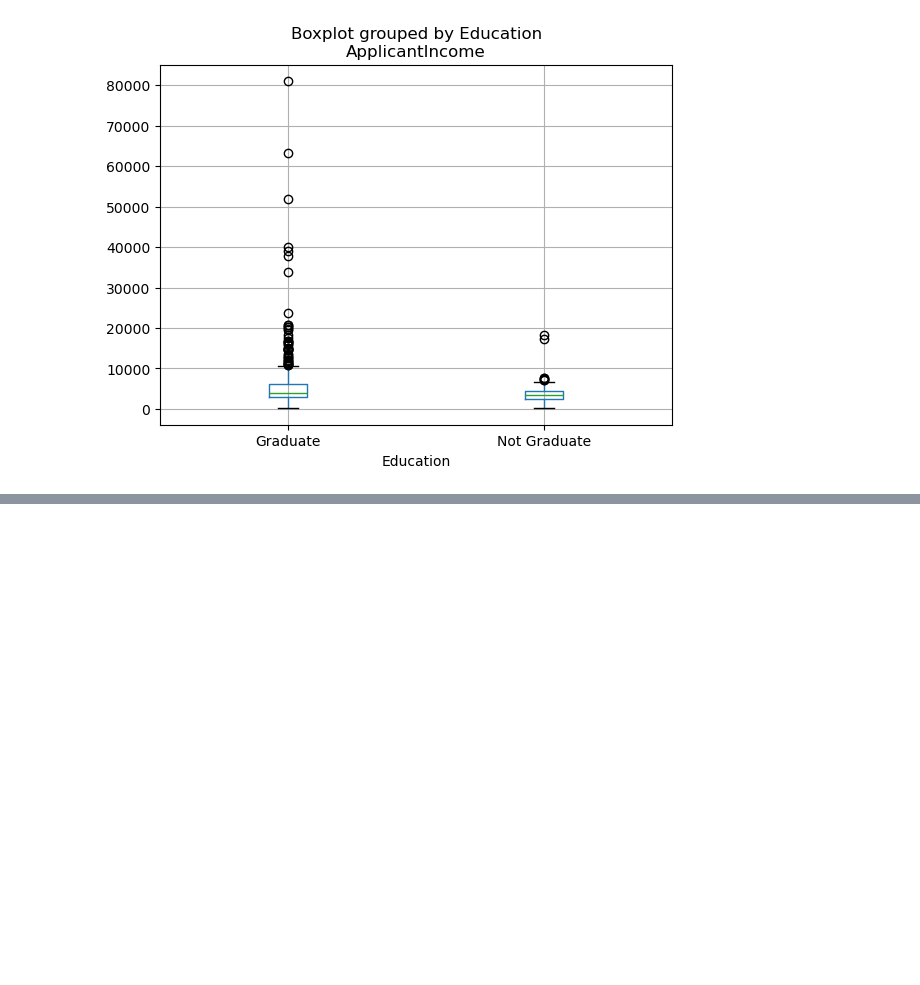
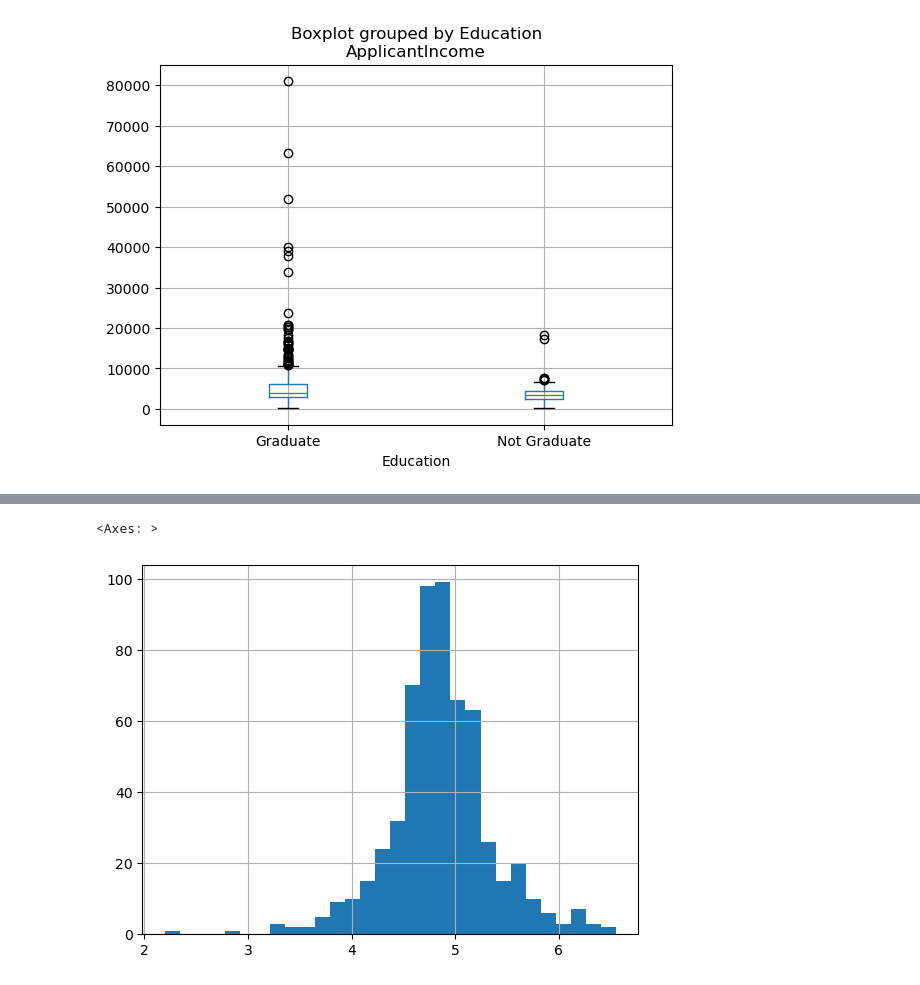
Before and after one commit to Ind-saurabh-kumar/Loan_Approval_Prediction_Project, a Jupyter notebook: Loan_Approval_Prediction.ipynb, the cells around one changed output, grey strips where cells are left out. Saved outputs shown, nothing was run; the diff lists cells and outputs as text; code cells hidden in the pictures; blank space fills up the shorter version.

```diff
--- a/Loan_Approval_Prediction.ipynb
+++ b/Loan_Approval_Prediction.ipynb
@@ -148,0 +159,7 @@ dataset.boxplot(column='ApplicantIncome', by='Education' )
+# %%
+dataset['LoanAmount_log']=np.log(dataset['LoanAmount'])
+
+dataset['LoanAmount_log'].hist(bins=30)
+# %% [output]
+<Axes: >
+[figure, added]
```
Also changed, not shown: parts of 17 cells of this notebook.
